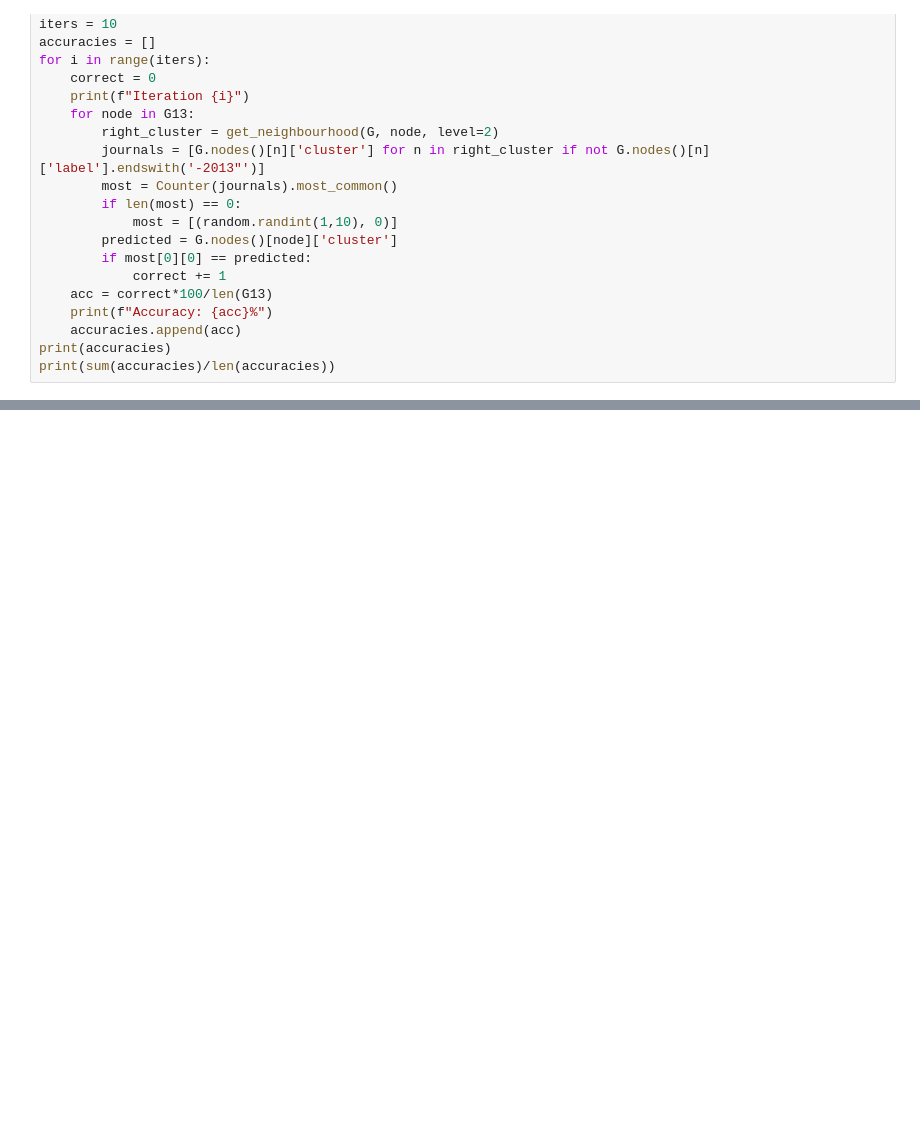
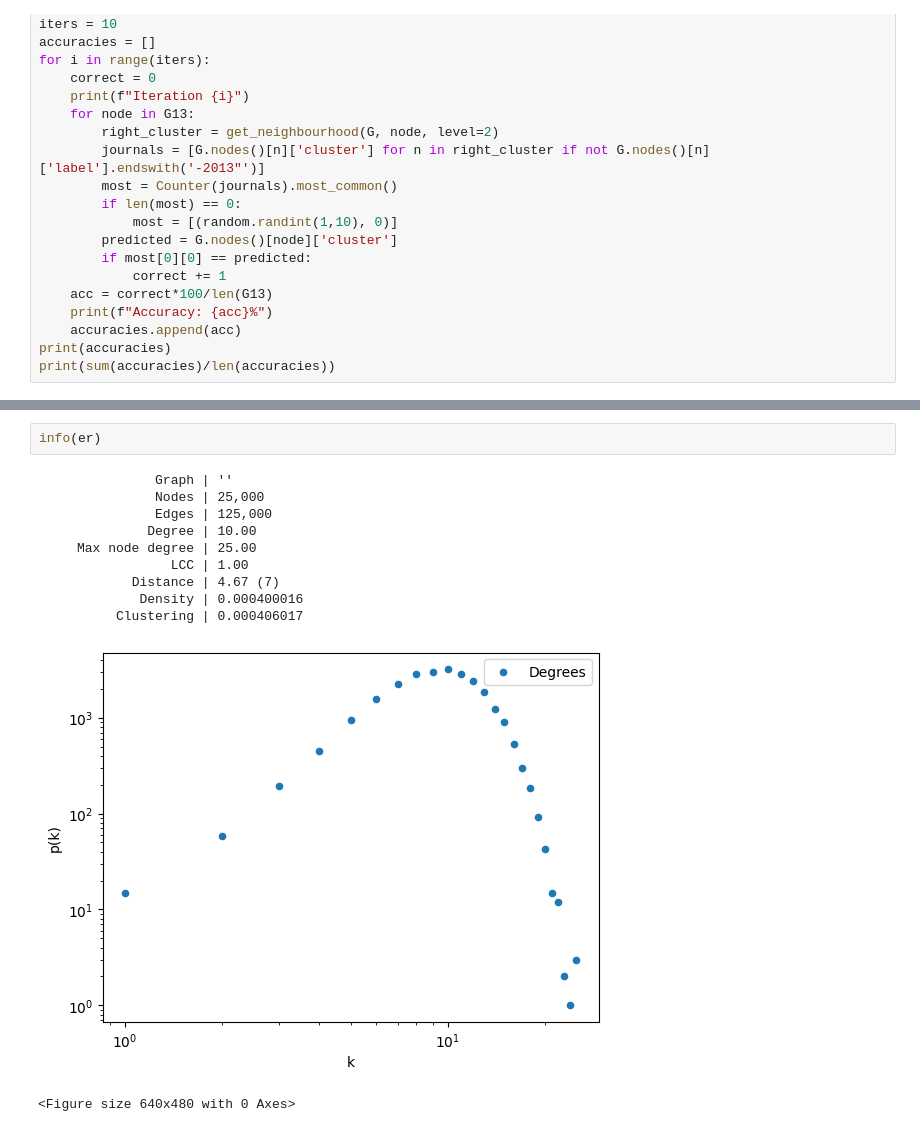
Before and after one commit to gregorzadnik/INA-HW2, a Jupyter notebook: hw2.ipynb, the cells around one changed output, grey strips where cells are left out. Drawn from its saved outputs; the diff is of its cells as text; blank space fills up the shorter version.

```diff
--- a/hw2.ipynb
+++ b/hw2.ipynb
@@ -589,0 +666,14 @@ print(list(G.edges())[0])
+# %%
+info(er)
+# %% [output]
+               Graph | ''
+               Nodes | 25,000
+               Edges | 125,000
+              Degree | 10.00
+     Max node degree | 25.00
+                 LCC | 1.00
+            Distance | 4.67 (7)
+             Density | 0.000400016
+          Clustering | 0.000406017
+[figure, added]
+<Figure size 640x480 with 0 Axes>
```
Also changed, not shown: parts of 5 cells of this notebook, 5 other files.
